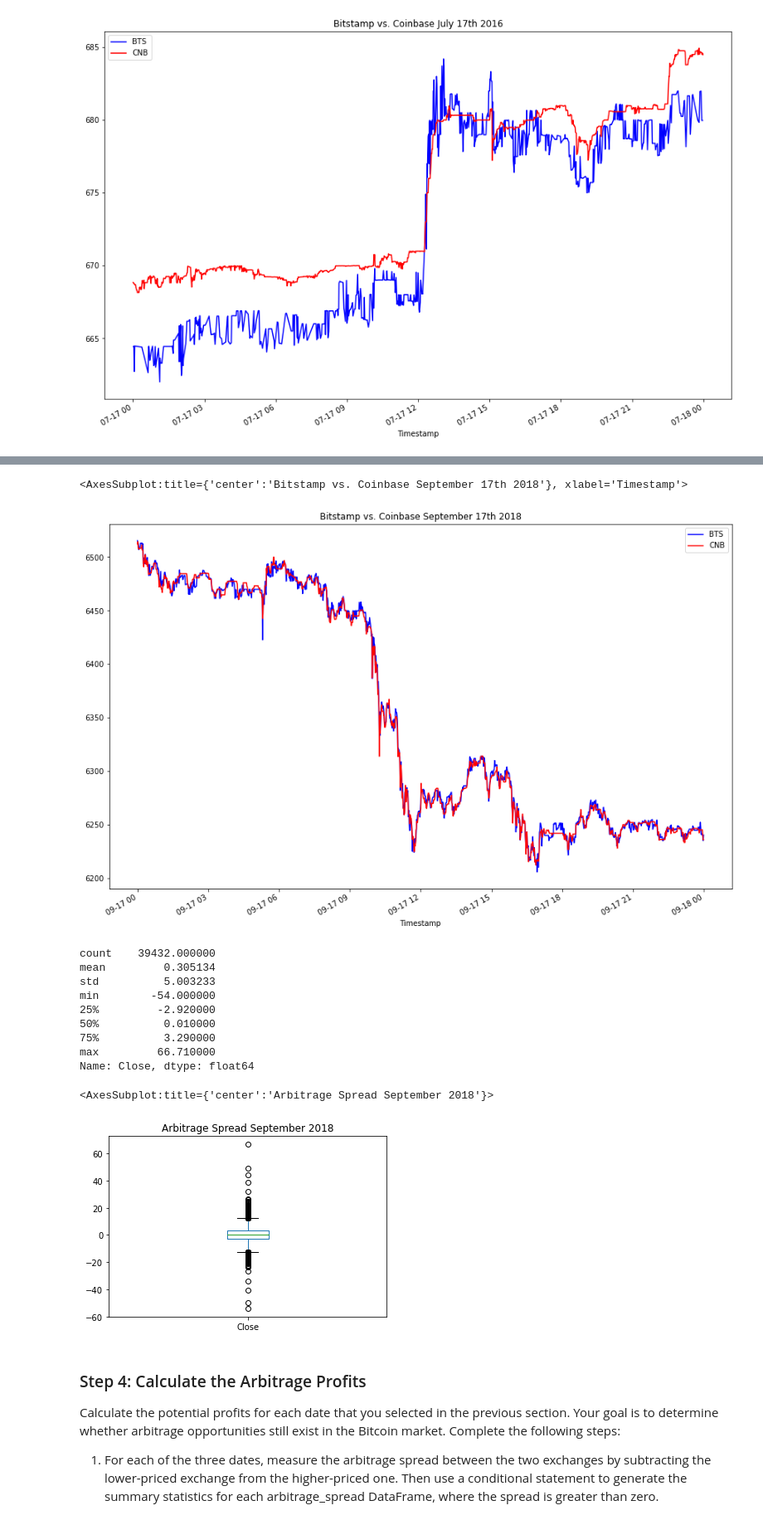
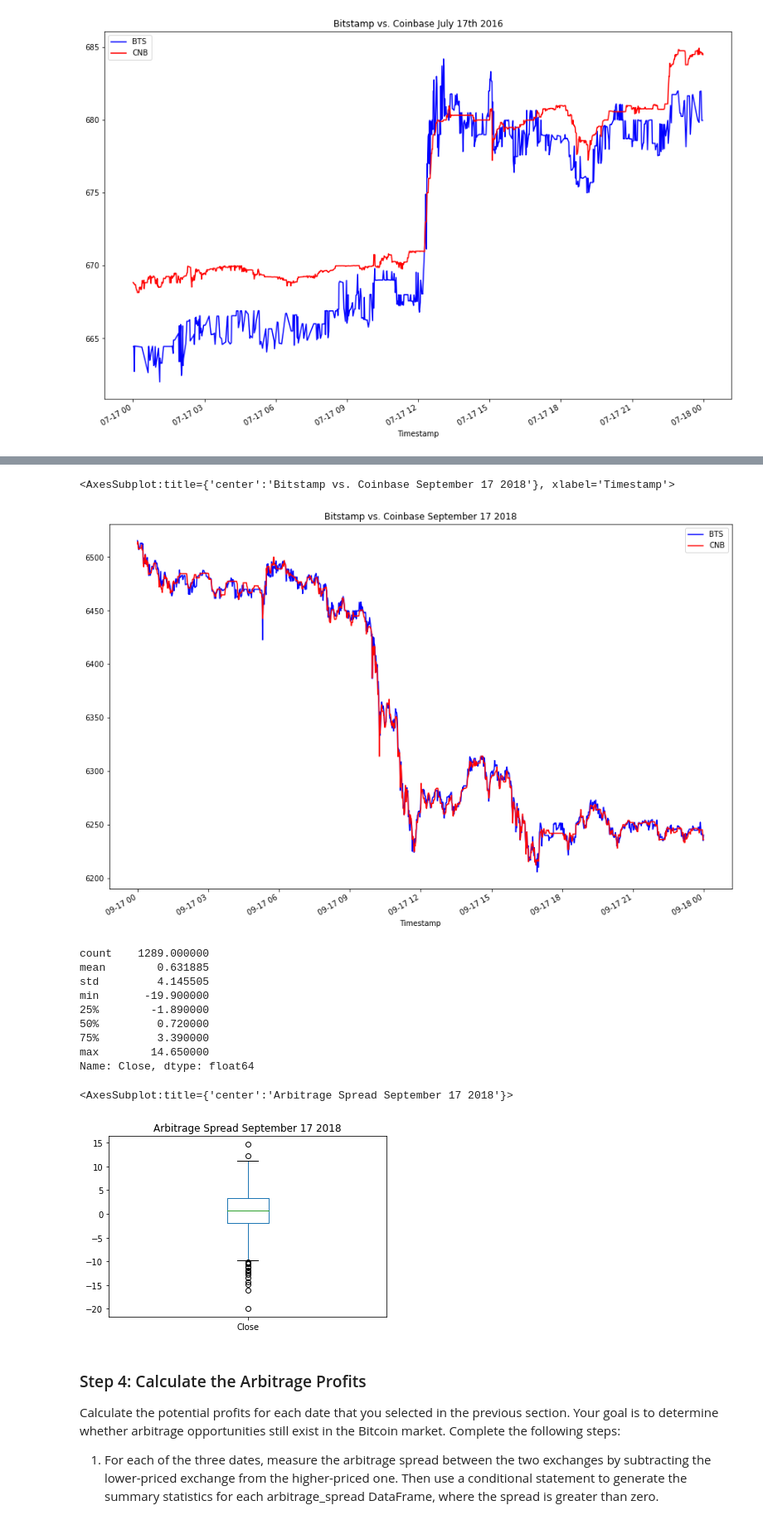
Before and after one commit to JonahLeggett/Bitcoin_Arbitrage_Analysis, a Jupyter notebook: crypto_arbitrage.ipynb, the cells around one changed output, grey strips where cells are left out. Shown: that part at 83% size. Cells and saved outputs as stored; diff of their text form; code cells hidden in the pictures.

```diff
--- a/crypto_arbitrage.ipynb
+++ b/crypto_arbitrage.ipynb
@@ -420,15 +420,15 @@ arbitrage_spread_middle.plot(kind="box", title="Arbitrage Spread September 2017"
 # %%
 # Create an overlay plot that visualizes the two dataframes over a period of one day from late in the dataset
 # Be sure that the plots include the parameters `legend`, `figsize`, `title`, `color` and `label`
-bitstamp['Close'].loc['2018-09-17'].plot(legend=True, figsize=(15, 10), title="Bitstamp vs. Coinbase September 17th 2018", color="blue", label="BTS")
+bitstamp['Close'].loc['2018-09-17'].plot(legend=True, figsize=(15, 10), title="Bitstamp vs. Coinbase September 17 2018", color="blue", label="BTS")
 coinbase['Close'].loc['2018-09-17'].plot(legend=True, figsize=(15, 10), color="red", label="CNB")
 # %% [output]
-<AxesSubplot:title={'center':'Bitstamp vs. Coinbase September 17th 2018'}, xlabel='Timestamp'>
+<AxesSubplot:title={'center':'Bitstamp vs. Coinbase September 17 2018'}, xlabel='Timestamp'>
-[figure, old version]
+[figure, new version]
 # %%
 # Using th date from late in the dataset that you have selected, calculate the arbitrage spread
 # by subtracting the bitstamp lower closing prices from the coinbase higher closing prices
-arbitrage_spread_late = coinbase['Close'].loc['2018-09-01' : '2018-09-30'] - bitstamp['Close'].loc['2018-09-01' : '2018-09-30']
+arbitrage_spread_late = bitstamp['Close'].loc['2018-09-17'] - coinbase['Close'].loc['2018-09-17']
 
 
 
@@ -436,22 +436,22 @@ arbitrage_spread_late = coinbase['Close'].loc['2018-09-01' : '2018-09-30'] - bit
 # Generate summary statistics for the late DataFrame
 arbitrage_spread_late.describe()
 # %% [output]
-count    39432.000000
-mean         0.305134
-std          5.003233
-min        -54.000000
-25%         -2.920000
-50%          0.010000
-75%          3.290000
-max         66.710000
+count    1289.000000
+mean        0.631885
+std         4.145505
+min       -19.900000
+25%        -1.890000
+50%         0.720000
+75%         3.390000
+max        14.650000
 Name: Close, dtype: float64
 # %%
 # Visualize the arbitrage spread from late in the dataset in a box plot
 # Be sure to include at least a title with your plot
-arbitrage_spread_late.plot(kind="box", title="Arbitrage Spread September 2018")
+arbitrage_spread_late.plot(kind="box", title="Arbitrage Spread September 17 2018")
 # %% [output]
-<AxesSubplot:title={'center':'Arbitrage Spread September 2018'}>
+<AxesSubplot:title={'center':'Arbitrage Spread September 17 2018'}>
-[figure, old version]
+[figure, new version]
 # %% [markdown]
 ### Step 4: Calculate the Arbitrage Profits
 
```
Also changed, not shown: parts of 35 cells of this notebook.
